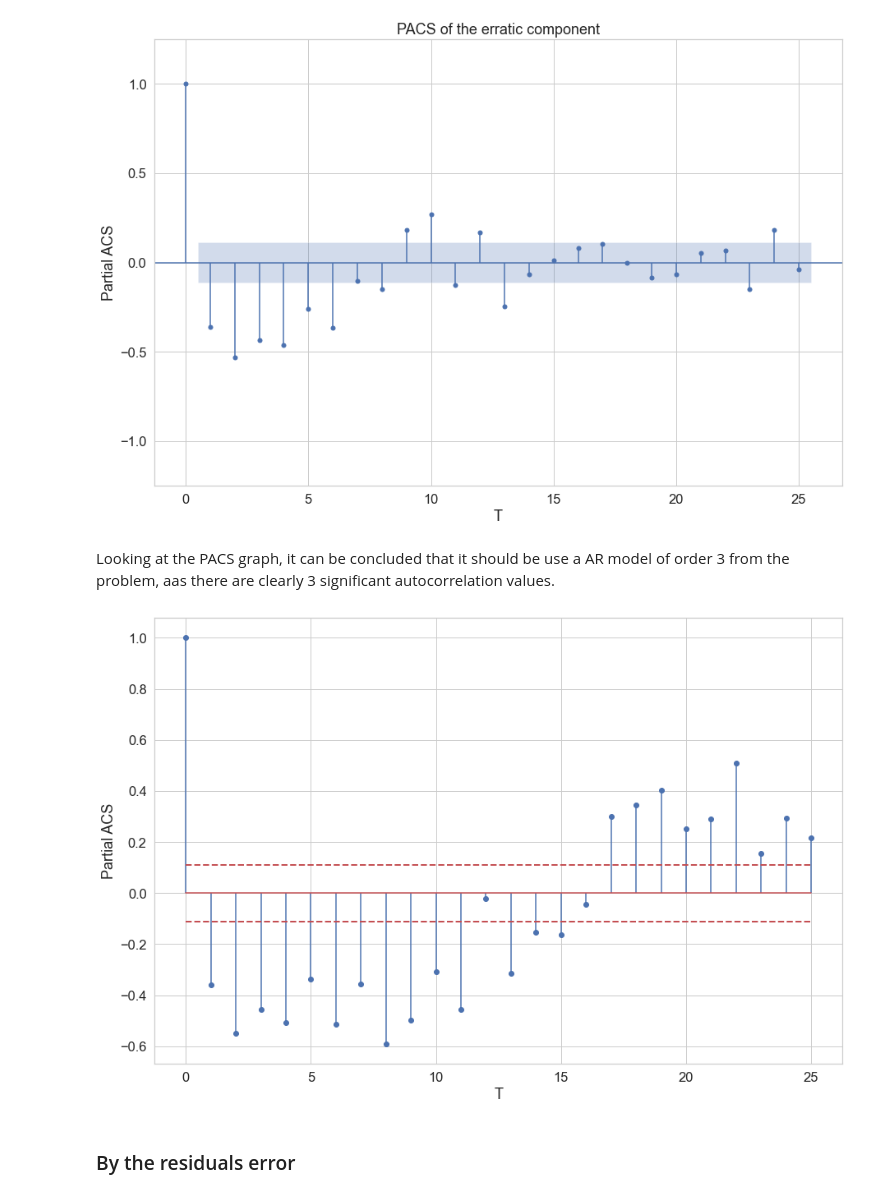
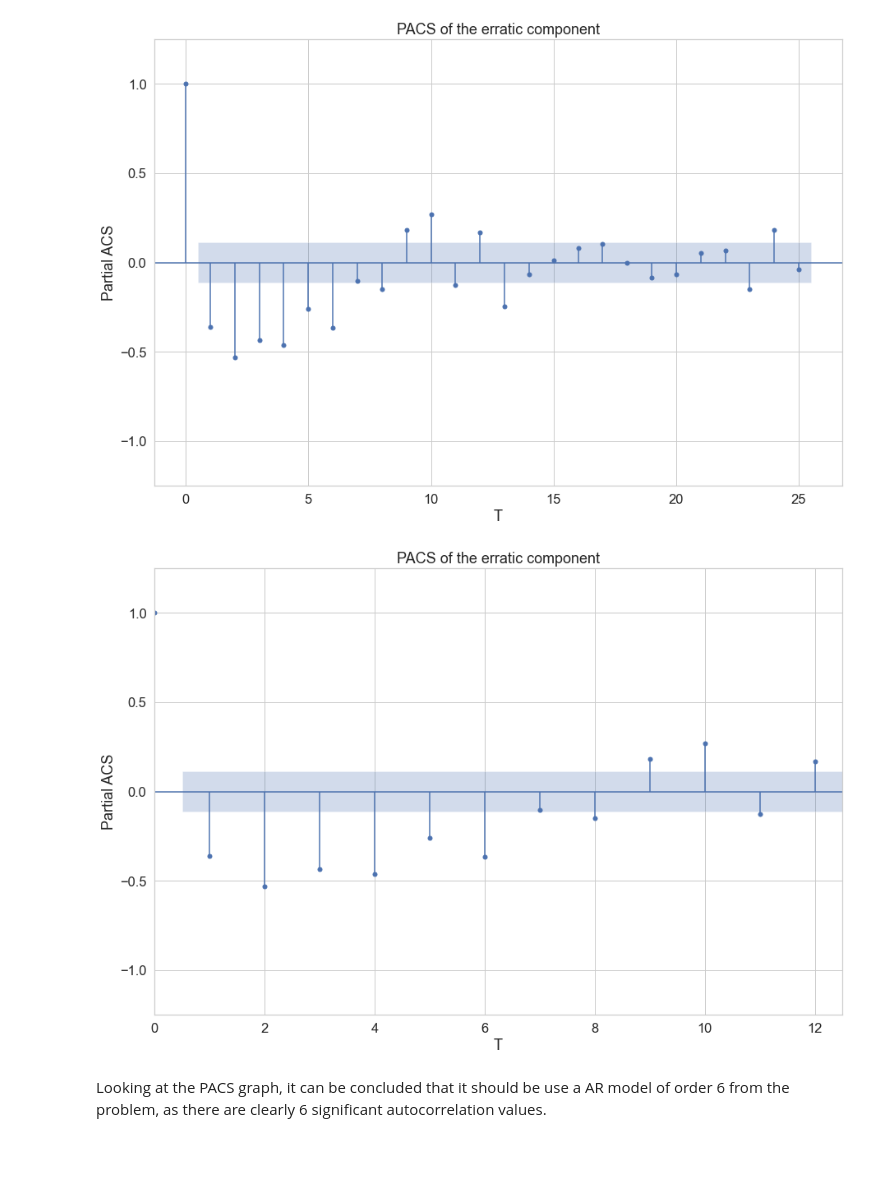
Before and after one commit to PugtgYosuky/Norwegian-CPI-forecast, a Jupyter notebook: ts-models.ipynb, the cells around one changed output. Cells and saved outputs as stored; diff of their text form; code cells hidden in the pictures; blank space fills up the shorter version.

```diff
--- a/ts-models.ipynb
+++ b/ts-models.ipynb
@@ -239,8 +226,20 @@ plt.savefig(os.path.join('images', 'pacs_plot.png'))
 plt.show()
 # %% [output]
 [figure]
+# %%
+fog, ax = plt.subplots(1, figsize=(15, 10))
+plot_pacf(trend_seasonal_adjusted, alpha=0.05, ax=ax)
+ax.set_ylim([-1.25, 1.25])
+ax.set_xlim([0, 12.5])
+plt.xlabel('T')
+plt.ylabel('Partial ACS')
+plt.title('PACS of the erratic component')
+plt.savefig(os.path.join('images', 'pacs_plot.png'))
+plt.show()
+# %% [output]
+[figure, added]
 # %% [markdown]
-Looking at the PACS graph, it can be concluded that it should be use a AR model of order 3 from the problem, aas there are clearly 3 significant autocorrelation values.
+Looking at the PACS graph, it can be concluded that it should be use a AR model of order 6 from the problem, as there are clearly 6 significant autocorrelation values.
 # %%
 def pacs(serie,max_lag=25):
     N=serie.size
@@ -255,16 +254,3 @@ def pacs(serie,max_lag=25):
     d = {'PACS':pcorrl, 'upsig':np.ones(max_lag+1)*(1.96/np.sqrt(N)),'dnsig':-np.ones(max_lag+1)*(1.96/np.sqrt(N))}
     corrl=pd.DataFrame(data=d,index=ix)
     return corrl
-# %%
-pcorrl = pacs(trend_seasonal_adjusted)
-fig, ax = plt.subplots(1, figsize=(15, 10))
-ax.stem(pcorrl.index,pcorrl['PACS'])
-ax.plot(pcorrl.index,pcorrl['upsig'],linestyle='--', color='r', linewidth=2)
-ax.plot(pcorrl.index,pcorrl['dnsig'],linestyle='--', color='r', linewidth=2)
-plt.xlabel('T')
-plt.ylabel('Partial ACS')
-plt.show()
-# %% [output]
-[figure, removed]
-# %% [markdown]
-### By the residuals error
```
Also changed, not shown: parts of 90 cells of this notebook, 1 other file.
